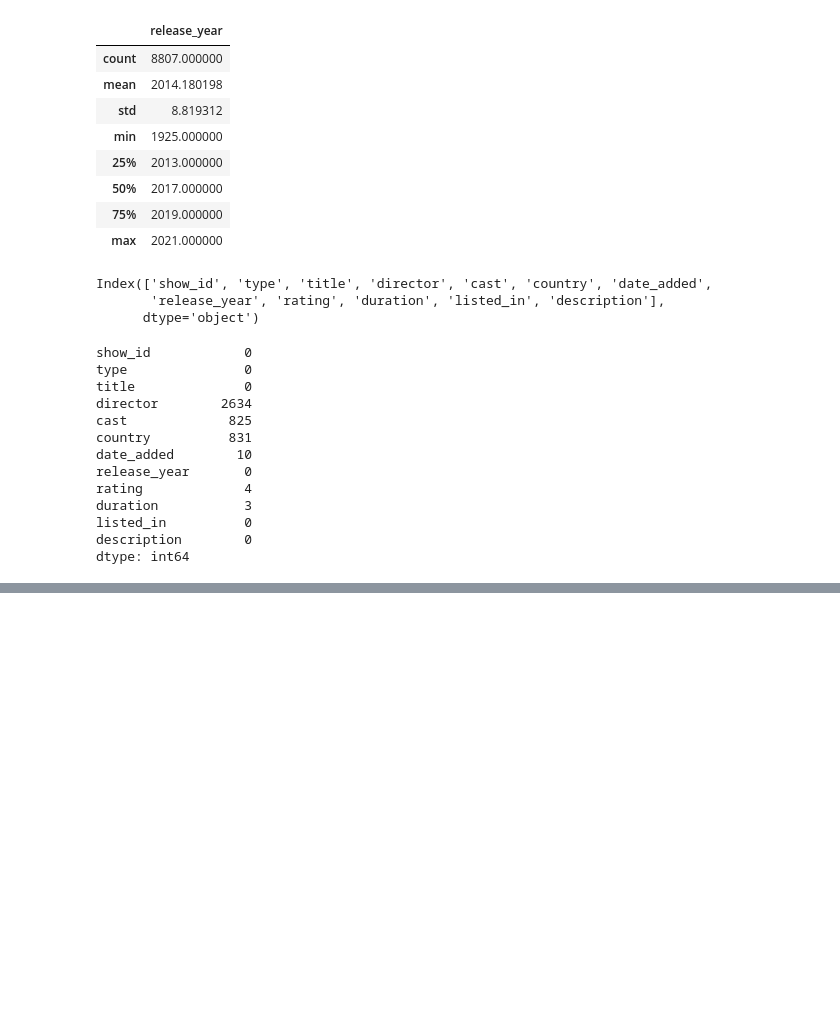
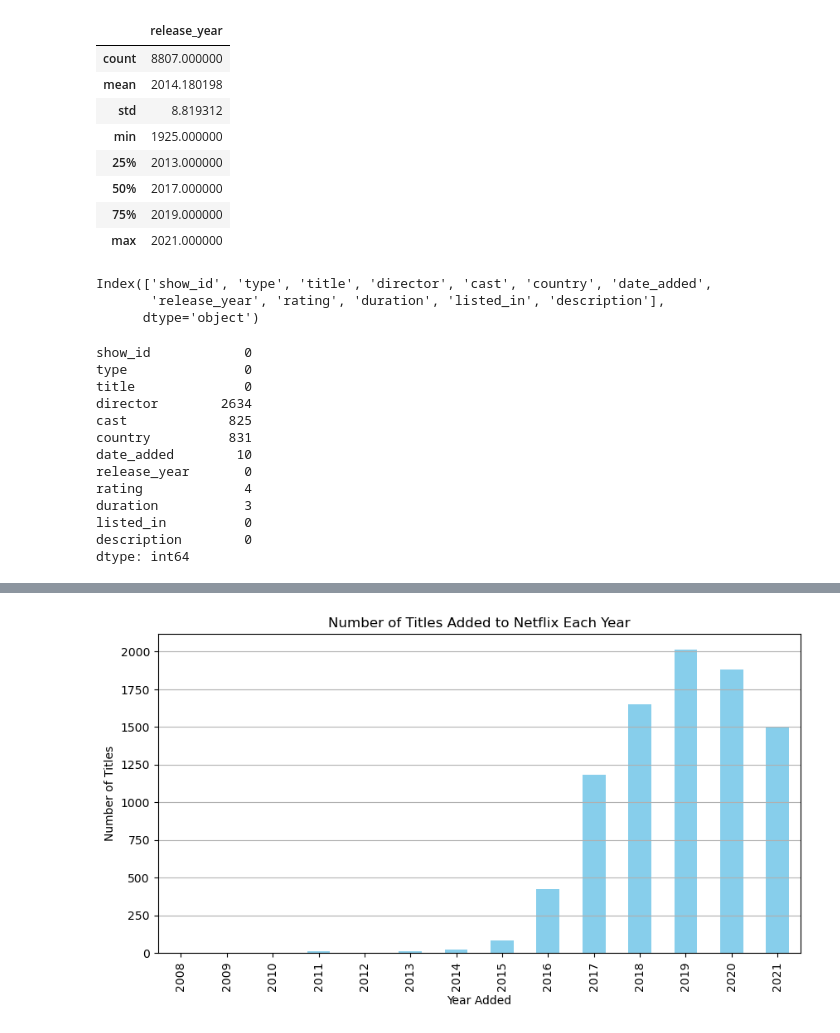
Before and after one commit to Harshal3304/netflix_data_analysis, a Jupyter notebook: analysis.ipynb, the cells around one changed output, grey strips where cells are left out. Saved outputs shown, nothing was run; the diff lists cells and outputs as text; code cells hidden in the pictures; blank space fills up the shorter version.

```diff
--- a/analysis.ipynb
+++ b/analysis.ipynb
@@ -98,0 +131,16 @@ df.to_csv('data/netflix_cleaned.csv')
+# %%
+# content added over the years
+df['date_added']= df['date_added'].astype(str).str.strip()
+df['date_added']=pd.to_datetime(df['date_added'],errors='coerce')
+df['release_year']=df['date_added'].dt.year
+
+# Plot
+plt.figure(figsize=(10,5))
+df['release_year'].value_counts().sort_index().plot(kind='bar',color='skyblue')
+plt.title('Number of Titles Added to Netflix Each Year')
+plt.xlabel('Year Added')
+plt.ylabel('Number of Titles')
+plt.grid(axis='y')
+plt.show()
+# %% [output]
+[figure, added]
```
Also changed, not shown: parts of 8 cells of this notebook, 1 other file.
